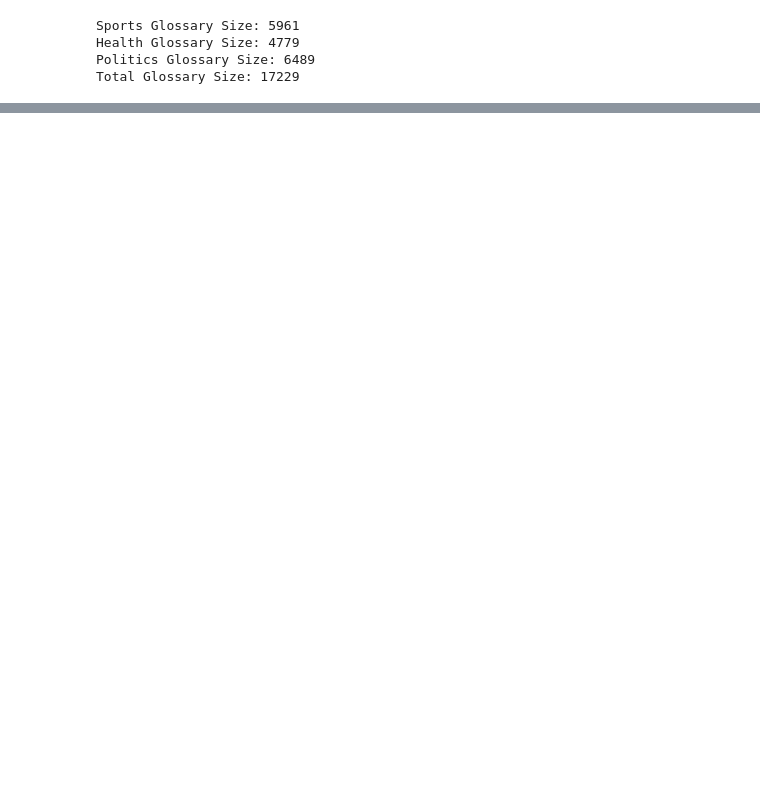
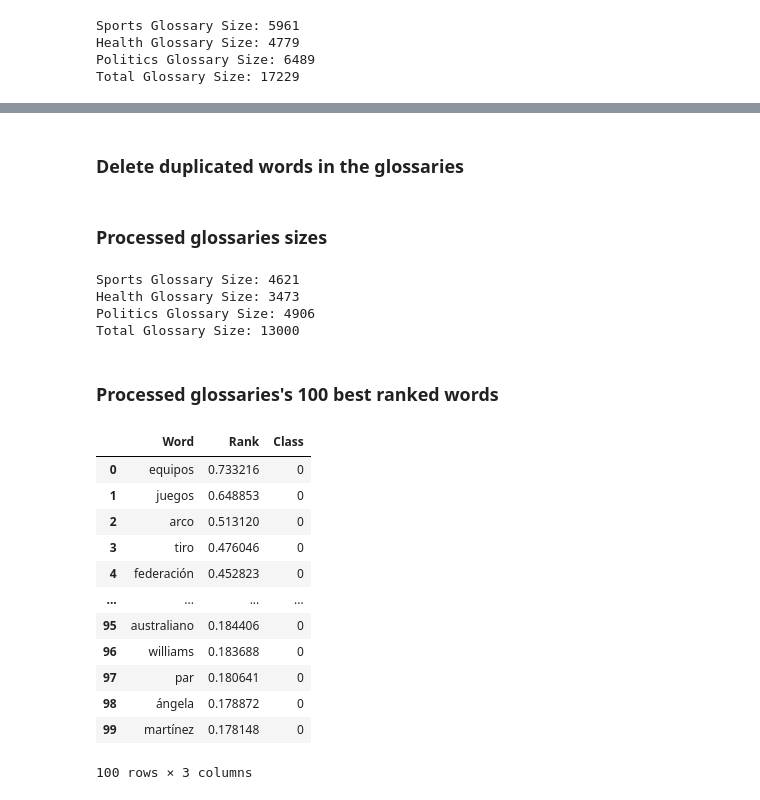
Before and after one commit to juliaap00/glossary-classifier, a Jupyter notebook: SVM Text Classifier.ipynb, the cells around one changed output, grey strips where cells are left out. Saved outputs shown, nothing was run; the diff lists cells and outputs as text; code cells hidden in the pictures; blank space fills up the shorter version.

```diff
--- a/SVM Text Classifier.ipynb
+++ b/SVM Text Classifier.ipynb
@@ -11,9 +24,9 @@ from numpy import std
 # %%
-sport_df = pd.read_excel('glossary/deportes.xlsx', names = ['word', 'rank'] , usecols = [0,1])
-sport_df['class'] = 0
+sport_df = pd.read_excel('glossary/deportes.xlsx', names = ['Word', 'Rank'] , usecols = [0,1])
+sport_df['Class'] = 0
 
-health_df = pd.read_excel('glossary/salud.xlsx', names = ['word', 'rank'] , usecols = [0,1])
-health_df['class'] = 1
+health_df = pd.read_excel('glossary/salud.xlsx', names = ['Word', 'Rank'] , usecols = [0,1])
+health_df['Class'] = 1
 
-politics_df = pd.read_excel('glossary/politica.xlsx', names = ['word', 'rank'] , usecols = [0,1])
-politics_df['class'] = 2
+politics_df = pd.read_excel('glossary/politica.xlsx', names = ['Word', 'Rank'] , usecols = [0,1])
+politics_df['Class'] = 2
@@ -112,0 +46,37 @@ df_predicciones.to_excel('/content/drive/MyDrive/Ignieria_Linguistica/modelo_SVM
+# %% [markdown]
+### Delete duplicated words in the glossaries
+# %%
+glossariy_df = pd.concat([sport_df, health_df, politics_df])
+glossariy_df = glossariy_df.drop_duplicates(subset = 'Word', keep = False)
+glossariy_df.reset_index(drop = True, inplace = True)
+# %% [markdown]
+### Processed glossaries sizes
+# %%
+print('Sports Glossary Size:', len(glossariy_df[glossariy_df['Class'] == 0]))
+print('Health Glossary Size:', len(glossariy_df[glossariy_df['Class'] == 1]))
+print('Politics Glossary Size:', len(glossariy_df[glossariy_df['Class'] == 2]))
+
+print('Total Glossary Size:', len(glosariy_df))
+# %% [output]
+Sports Glossary Size: 4621
+Health Glossary Size: 3473
+Politics Glossary Size: 4906
+Total Glossary Size: 13000
+# %% [markdown]
+### Processed glossaries's 100 best ranked words
+# %%
+glossariy_df[glossariy_df['Class'] == 0][:100]
+# %% [output]
+|  | Word | Rank | Class |
+| 0 | equipos | 0.733216 | 0 |
+| 1 | juegos | 0.648853 | 0 |
+| 2 | arco | 0.513120 | 0 |
+| 3 | tiro | 0.476046 | 0 |
+| 4 | federación | 0.452823 | 0 |
+| ... | ... | ... | ... |
+| 95 | australiano | 0.184406 | 0 |
+| 96 | williams | 0.183688 | 0 |
+| 97 | par | 0.180641 | 0 |
+| 98 | ángela | 0.178872 | 0 |
+| 99 | martínez | 0.178148 | 0 |
+100 rows × 3 columns
```
Also changed, not shown: parts of 50 cells of this notebook.
